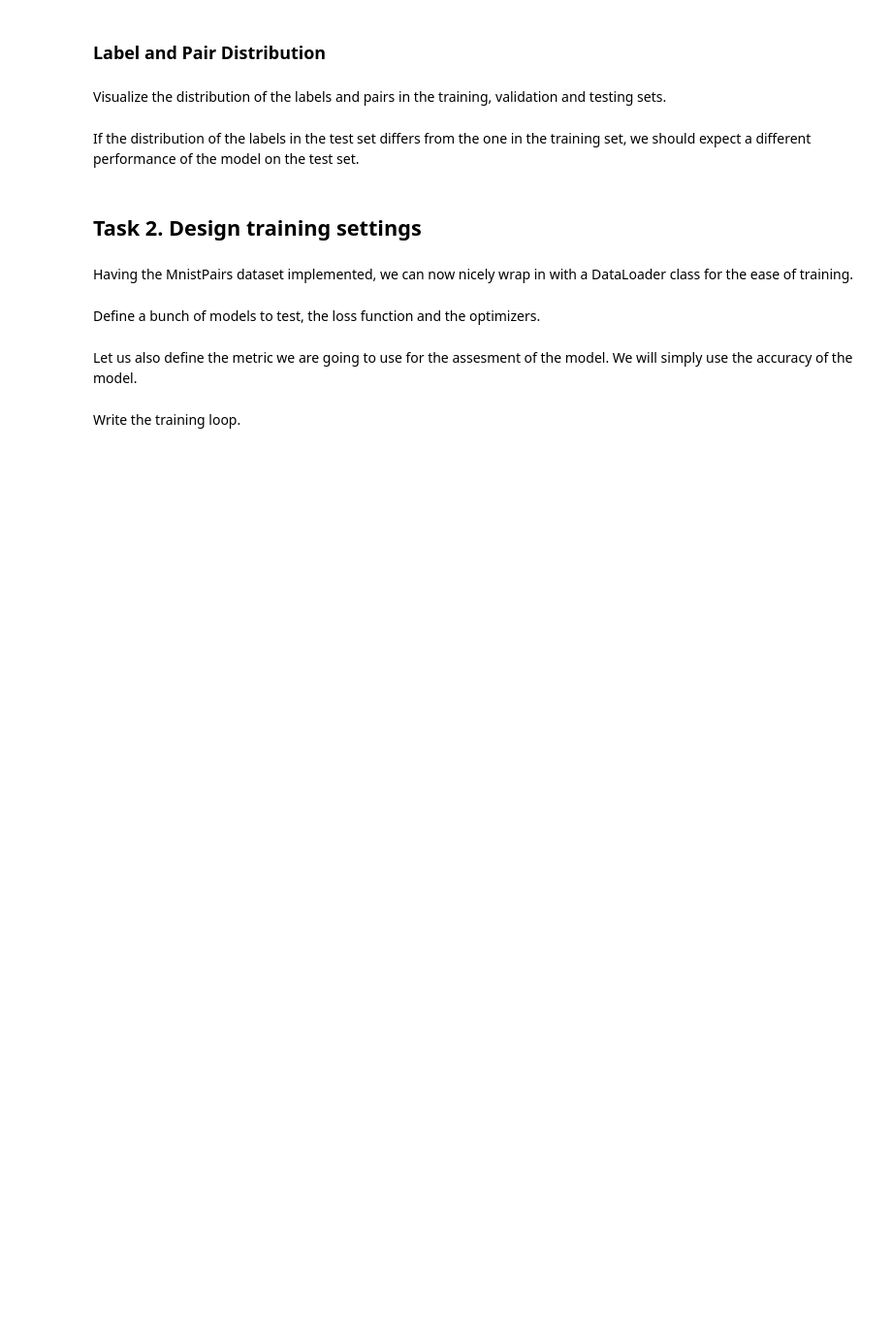
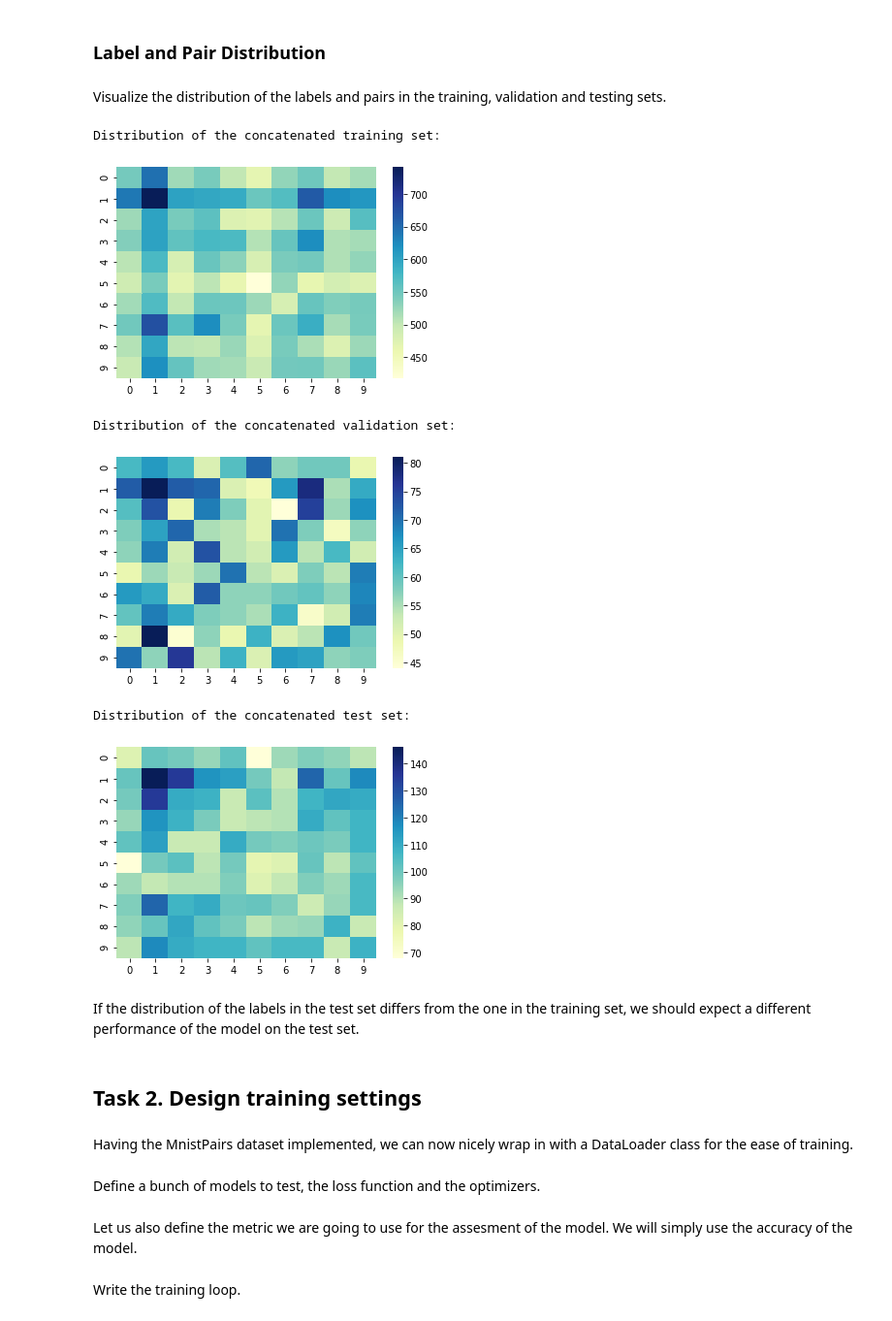
Before and after one commit to nibill/BME-AdvancedTopicsInMachineLearning, a Jupyter notebook: Assignments/Assignment1/Assignment1.ipynb, the cells around one changed output. Shown at 97% size. Saved outputs shown, nothing was run; the diff lists cells and outputs as text; code cells hidden in the pictures; blank space fills up the shorter version.

```diff
--- a/Assignments/Assignment1/Assignment1.ipynb
+++ b/Assignments/Assignment1/Assignment1.ipynb
@@ -57,3 +178,22 @@ from dataset import MnistPairs
+# %%
+dsLeftTest = MnistPairs(root_dir, train=False, download=True, transform=transforms, order='left', return_original_labels=True, concat=True)
+dsRightTest = MnistPairs(root_dir, train=False, download=True, transform=transforms, return_original_labels=True, concat=True)
+
+lTrainLen = int(0.9 * len(dsLeftConcatOrig))
+rTrainLen = int(0.9 * len(dsRightConcatOrig))
+lValLen = len(dsLeftConcatOrig) - lTrainLen
+rValLen = len(dsRightConcatOrig) - rTrainLen
+
+dsLeftTrain, dsLeftVal = data.random_split(dsLeftConcatOrig, [lTrainLen, lValLen])
+dsRightTrain, dsRightVal = data.random_split(dsRightConcatOrig, [rTrainLen, rValLen])
+
+datasetsVal = [dsLeftVal, dsRightVal]
+datasetsTrain = [dsLeftTrain, dsRightTrain]
+datasetsTest = [dsLeftTest, dsRightTest]
+
+concatVal = data.ConcatDataset(datasetsVal)
+concatTrain = data.ConcatDataset(datasetsTrain)
+concatTest = data.ConcatDataset(datasetsTest)
 # %% [markdown]
 ### Label and Pair Distribution
 # %% [markdown]
@@ -64,3 +201,31 @@ def calculate_distribution_of_labels(dataset):
+# %%
+import seaborn as sns;
+
+def calculate_distribution_of_labels(dataset):
+    entries = np.zeros((10,10))
+    for entry in dataset:
+        entries[entry[2], entry[3]] += 1
+
+    sns.heatmap(entries, cmap="YlGnBu")
+    plt.show()
+# %%
+print("Distribution of the concatenated training set:")
+calculate_distribution_of_labels(concatTrain)
+print("")
+
+print("Distribution of the concatenated validation set:")
+calculate_distribution_of_labels(concatVal)
+print("")
+
+print("Distribution of the concatenated test set:")
+calculate_distribution_of_labels(concatTest)
+# %% [output]
+Distribution of the concatenated training set:
+[figure, added]
+Distribution of the concatenated validation set:
+[figure, added]
+Distribution of the concatenated test set:
+[figure, added]
 # %% [markdown]
 If the distribution of the labels in the test set differs from the one in the training set, we should expect a different performance of the model on the test set.
 # %% [markdown]
```
Also changed, not shown: parts of 52 cells of this notebook, 3 other files.
